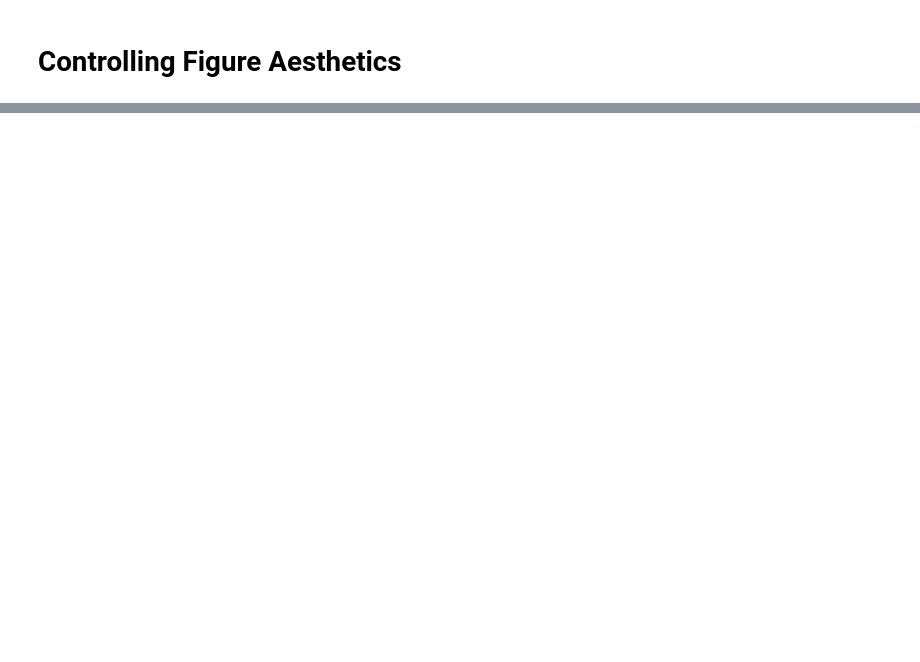
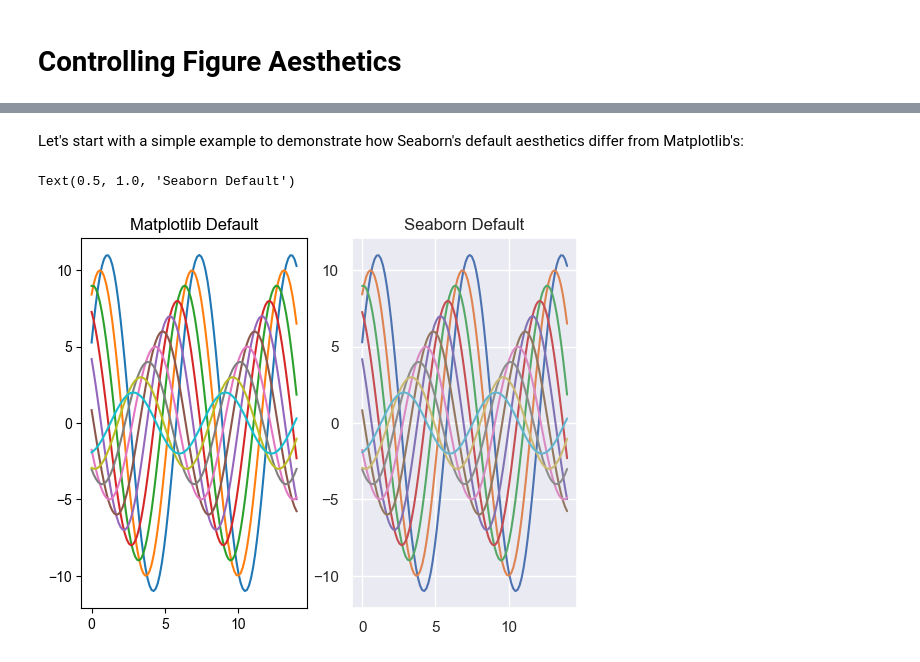
Before and after one commit to pytopia/Data-Visualization, a Jupyter notebook: Lectures/04 Plotting with Seaborn/09 Controlling figure aesthetics.ipynb, the cells around one changed output, grey strips where cells are left out. Saved outputs shown, nothing was run; the diff lists cells and outputs as text; code cells hidden in the pictures; blank space fills up the shorter version.

```diff
--- a/Lectures/04 Plotting with Seaborn/09 Controlling figure aesthetics.ipynb
+++ b/Lectures/04 Plotting with Seaborn/09 Controlling figure aesthetics.ipynb
@@ -420,6 +4,0 @@ You can also override specific parameters:
-# %%
-sns.set_context("talk", rc={"lines.linewidth": 2.5})
-
-sinplot()
-plt.title("Talk Context with Custom Line Width")
-plt.show()
@@ -432,13 +4,0 @@ Different types of plots may benefit from different scaling approaches. For exam
-# %%
-# Generate sample data
-np.random.seed(0)
-x = np.random.randn(100)
-y = np.random.randn(100)
-sizes = np.random.rand(100) * 300
-
-# Create scatter plot with scaled elements
-sns.set_context("poster")
-plt.figure(figsize=(8, 6))
-sns.scatterplot(x=x, y=y, size=sizes, sizes=(20, 500), legend=False)
-plt.title("Scaled Scatter Plot")
-plt.show()
@@ -455,7 +4,0 @@ Remember that you can combine context scaling with style settings for comprehens
-# %%
-sns.set_style("darkgrid")
-sns.set_context("talk", font_scale=1.2, rc={"grid.linewidth": 1.5})
-
-sinplot()
-plt.title("Dark Grid Style with Talk Context")
-plt.show()
@@ -511,0 +37,2 @@ By thoughtfully applying the aesthetic techniques we've explored, you're well-eq
+# %% [markdown]
+Let's start with a simple example to demonstrate how Seaborn's default aesthetics differ from Matplotlib's:
@@ -511,0 +43,20 @@ By thoughtfully applying the aesthetic techniques we've explored, you're well-eq
+# %%
+# Function to create a simple plot
+def sinplot(n=10, flip=1):
+    x = np.linspace(0, 14, 100)
+    for i in range(1, n + 1):
+        plt.plot(x, np.sin(x + i * 0.5) * (n + 2 - i) * flip)
+# %%
+# Matplotlib default
+plt.subplot(121)
+sinplot()
+plt.title("Matplotlib Default")
+
+# Seaborn default
+sns.set_theme()
+plt.subplot(122)
+sinplot()
+plt.title("Seaborn Default")
+# %% [output]
+Text(0.5, 1.0, 'Seaborn Default')
+[figure, added]
```
Also changed, not shown: parts of 242 cells of this notebook, 2 other files.
